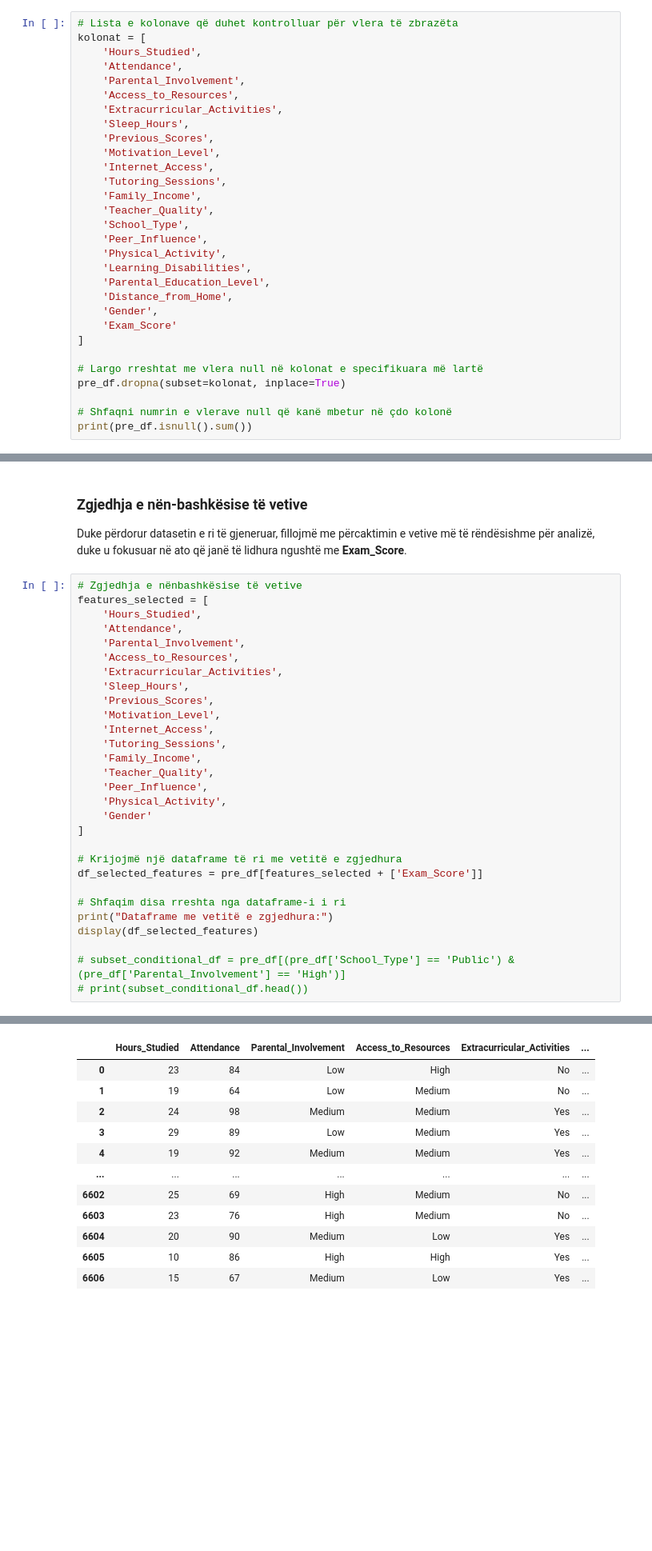
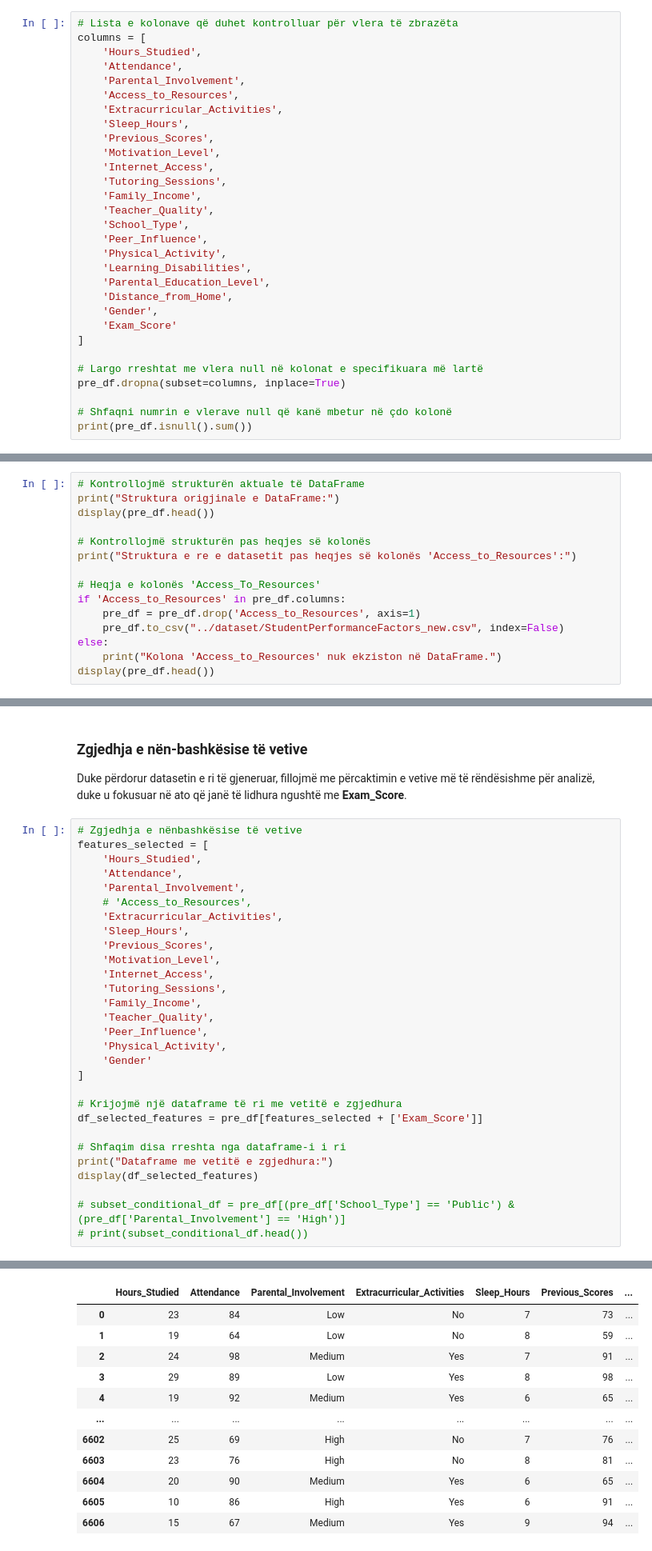
Before and after one commit to enis-halilaj/pvdh-projekti-msc, a Jupyter notebook: data-preprocessing/main.ipynb, the cells around one changed output, grey strips where cells are left out. Shown at 80% size. Drawn from its saved outputs; the diff is of its cells as text; blank space fills up the shorter version.

Commit message:
Removing the Access_to_Resource column as a result of redundancy

```diff
--- a/data-preprocessing/main.ipynb
+++ b/data-preprocessing/main.ipynb
@@ -210,7 +210,7 @@ Exam_Score                    0
 dtype: int64
 # %%
 # Lista e kolonave që duhet kontrolluar për vlera të zbrazëta
-kolonat = [
+columns = [
     'Hours_Studied',
     'Attendance',
     'Parental_Involvement',
@@ -234,7 +234,7 @@ kolonat = [
 ]
 
 # Largo rreshtat me vlera null në kolonat e specifikuara më lartë
-pre_df.dropna(subset=kolonat, inplace=True)
+pre_df.dropna(subset=columns, inplace=True)
 
 # Shfaqni numrin e vlerave null që kanë mbetur në çdo kolonë
 print(pre_df.isnull().sum())
@@ -478,0 +461,15 @@ plt.show()
+# %%
+# Kontrollojmë strukturën aktuale të DataFrame
+print("Struktura origjinale e DataFrame:")
+display(pre_df.head())
+
+# Kontrollojmë strukturën pas heqjes së kolonës
+print("Struktura e re e datasetit pas heqjes së kolonës 'Access_to_Resources':")
+
+# Heqja e kolonës 'Access_To_Resources'
+if 'Access_to_Resources' in pre_df.columns:
+    pre_df = pre_df.drop('Access_to_Resources', axis=1)
+    pre_df.to_csv("../dataset/StudentPerformanceFactors_new.csv", index=False)
+else:
+    print("Kolona 'Access_to_Resources' nuk ekziston në DataFrame.")
+display(pre_df.head())
@@ -497,43 +509,43 @@ plt.show()
 # %%
 # Zgjedhja e nënbashkësise të vetive
 features_selected = [
     'Hours_Studied',
     'Attendance',
     'Parental_Involvement',
-    'Access_to_Resources',
+    # 'Access_to_Resources',
     'Extracurricular_Activities',
     'Sleep_Hours',
     'Previous_Scores',
     'Motivation_Level',
     'Internet_Access',
     'Tutoring_Sessions',
     'Family_Income',
     'Teacher_Quality',
     'Peer_Influence',
     'Physical_Activity',
     'Gender'
 ]
 
 # Krijojmë një dataframe të ri me vetitë e zgjedhura
 df_selected_features = pre_df[features_selected + ['Exam_Score']]
 
 # Shfaqim disa rreshta nga dataframe-i i ri
 print("Dataframe me vetitë e zgjedhura:")
 display(df_selected_features)
 
 # subset_conditional_df = pre_df[(pre_df['School_Type'] == 'Public') & (pre_df['Parental_Involvement'] == 'High')]
 # print(subset_conditional_df.head())
 # %% [output]
 Dataframe me vetitë e zgjedhura:
-|  | Hours_Studied | Attendance | Parental_Involvement | Access_to_Resources | Extracurricular_Activities | ... |
-| 0 | 23 | 84 | Low | High | No | ... |
-| 1 | 19 | 64 | Low | Medium | No | ... |
-| 2 | 24 | 98 | Medium | Medium | Yes | ... |
-| 3 | 29 | 89 | Low | Medium | Yes | ... |
-| 4 | 19 | 92 | Medium | Medium | Yes | ... |
-| ... | ... | ... | ... | ... | ... | ... |
-| 6602 | 25 | 69 | High | Medium | No | ... |
-| 6603 | 23 | 76 | High | Medium | No | ... |
-| 6604 | 20 | 90 | Medium | Low | Yes | ... |
-| 6605 | 10 | 86 | High | High | Yes | ... |
-| 6606 | 15 | 67 | Medium | Low | Yes | ... |
+|  | Hours_Studied | Attendance | Parental_Involvement | Extracurricular_Activities | Sleep_Hours | Previous_Scores | ... |
+| 0 | 23 | 84 | Low | No | 7 | 73 | ... |
+| 1 | 19 | 64 | Low | No | 8 | 59 | ... |
+| 2 | 24 | 98 | Medium | Yes | 7 | 91 | ... |
+| 3 | 29 | 89 | Low | Yes | 8 | 98 | ... |
+| 4 | 19 | 92 | Medium | Yes | 6 | 65 | ... |
+| ... | ... | ... | ... | ... | ... | ... | ... |
+| 6602 | 25 | 69 | High | No | 7 | 76 | ... |
+| 6603 | 23 | 76 | High | No | 8 | 81 | ... |
+| 6604 | 20 | 90 | Medium | Yes | 6 | 65 | ... |
+| 6605 | 10 | 86 | High | Yes | 6 | 91 | ... |
+| 6606 | 15 | 67 | Medium | Yes | 9 | 94 | ... |
```
Also changed, not shown: parts of 8 cells of this notebook, 1 other file.
